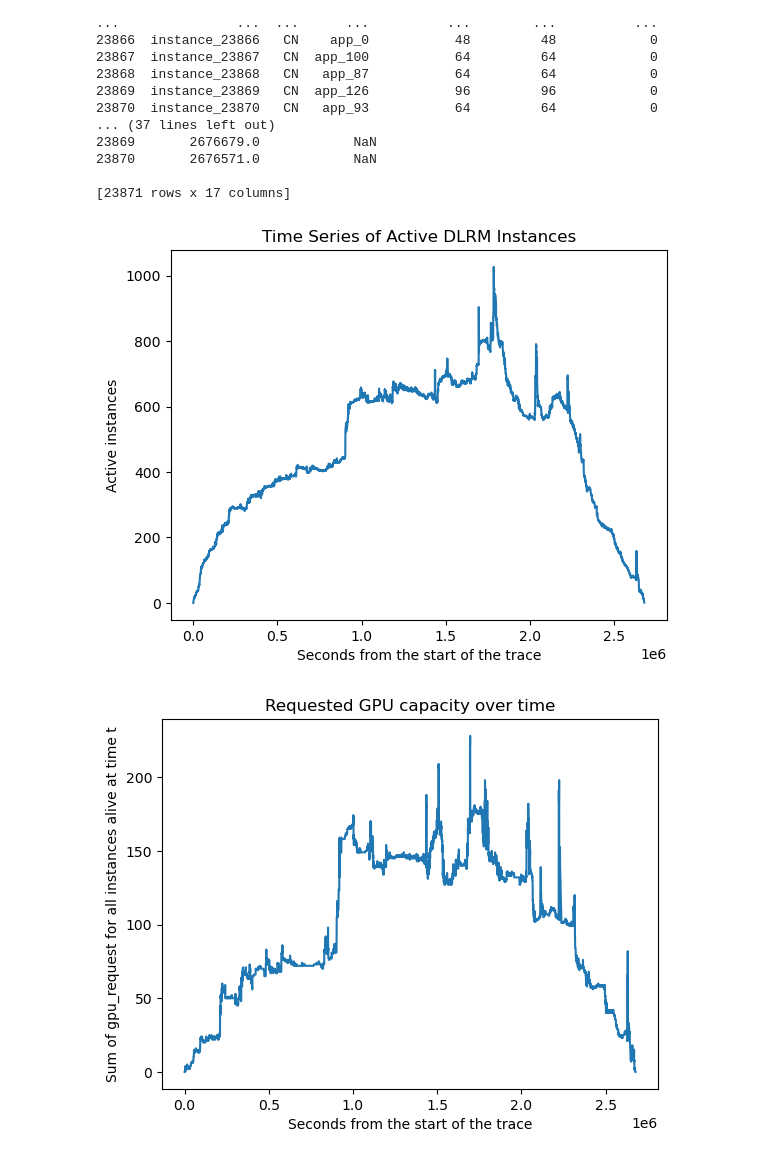
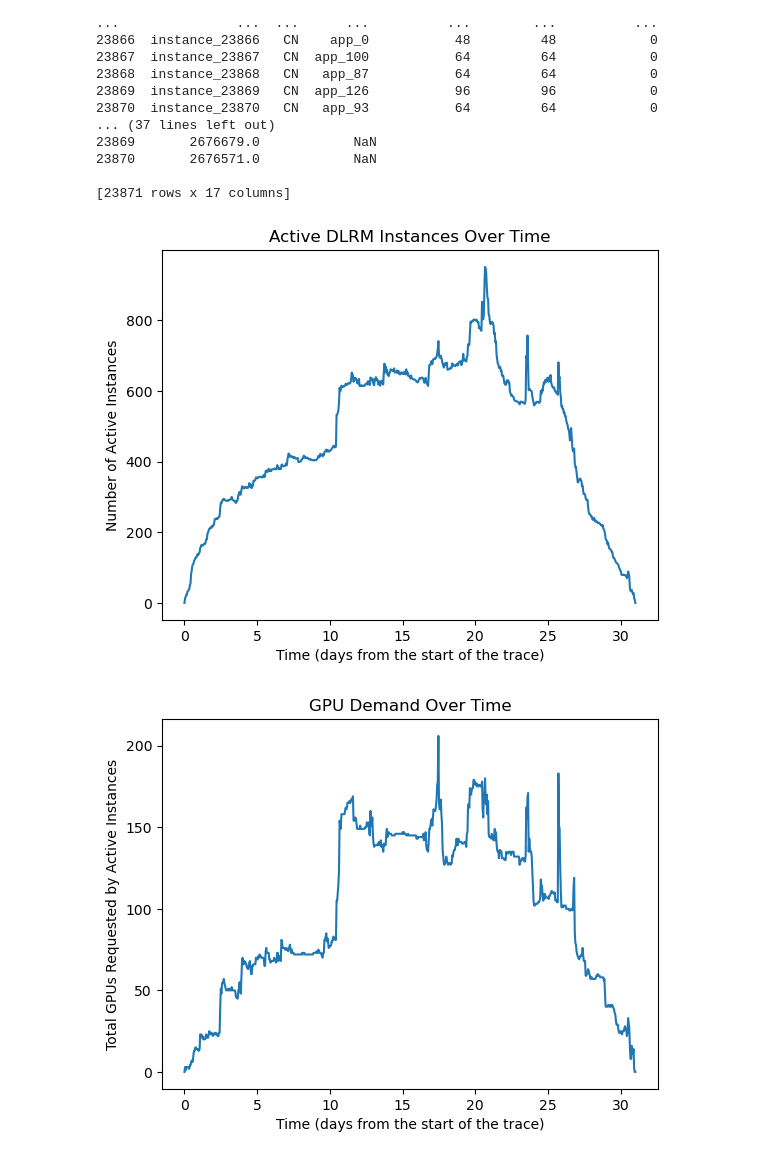
Before and after one commit to Anna-andriiko/GPU_Research, a Jupyter notebook: Zeus/plotting_disaggregated_DLRM_2025.ipynb, the cells around one changed output. Saved outputs shown, nothing was run; the diff lists cells and outputs as text; code cells hidden in the pictures.

```diff
--- a/Zeus/plotting_disaggregated_DLRM_2025.ipynb
+++ b/Zeus/plotting_disaggregated_DLRM_2025.ipynb
@@ -36,40 +36,43 @@ df = df.dropna(subset=["creation_time", "deletion_time"])
 # Reset row indices after dropping rows
 df = df.reset_index(drop=True)
 # %%
-
-BIN_SIZE = 500
+# 1 hour bin
+BIN_SIZE = 3600
 
 # Find the overall time range
 # Fin the earliest instance start time
 t_start = int(df["creation_time"].min())
 #Find the latest instance end time
 t_end   = int(df["deletion_time"].max())
 
-# Create time points
-time_points = np.arange(t_start, t_end, BIN_SIZE)
+# Create time points from t_start to t_end with a step of Bin_SIZE
+time_points = np.arange(t_start, t_end + BIN_SIZE, BIN_SIZE)
 
 active_counts = []
 
 for t in time_points:
     # Select instances that are alive at time t
     is_active = (df["creation_time"] <= t) & (df["deletion_time"] > t)
 
     # Count how many are active
     count = is_active.sum()
 
     active_counts.append(count)
 
+# convert seconds to hours since start
+time_points_hours = (time_points - t_start) / (3600*24)
+
 # Plot
 plt.figure()
-plt.plot(time_points, active_counts)
-plt.xlabel("Seconds from the start of the trace")
-plt.ylabel("Active instances")
-plt.title("Time Series of Active DLRM Instances")
+plt.plot(time_points_hours, active_counts)
+plt.xlabel("Time (days from the start of the trace)")
+plt.ylabel("Number of Active Instances")
+plt.title("Active DLRM Instances Over Time")
 plt.show()
 # %% [output]
-[figure, old version]
+[figure, new version]
 # %%
-BIN_SIZE = 100
+BIN_SIZE = 3600
 
 # Find the overall time range
 # Fin the earliest instance start time
@@ -77,7 +80,7 @@ t_start = int(df["creation_time"].min())
 #Find the latest instance end time.
 t_end   = int(df["deletion_time"].max())
 
-time_points = np.arange(t_start, t_end, BIN_SIZE)
+time_points = np.arange(t_start, t_end + BIN_SIZE, BIN_SIZE)
 
 gpu_demand = []
 
@@ -88,14 +91,17 @@ for t in time_points:
 
     gpu_demand.append(demand)
 
+# convert seconds to hours since start
+time_points_hours = (time_points - t_start) / (3600*24)
+
 plt.figure()
-plt.plot(time_points, gpu_demand)
-plt.xlabel("Seconds from the start of the trace")
-plt.ylabel("Sum of gpu_request for all instances alive at time t")
-plt.title("Requested GPU capacity over time")
+plt.plot(time_points_hours, gpu_demand)
+plt.xlabel("Time (days from the start of the trace)")
+plt.ylabel("Total GPUs Requested by Active Instances")
+plt.title("GPU Demand Over Time")
 plt.show()
 # %% [output]
-[figure, old version]
+[figure, new version]
 # %%
 
 # plotting jsut "creation_time" to see how many instances were created during each time interval
```
Also changed, not shown: parts of 1 cell of this notebook, 5 other files.
